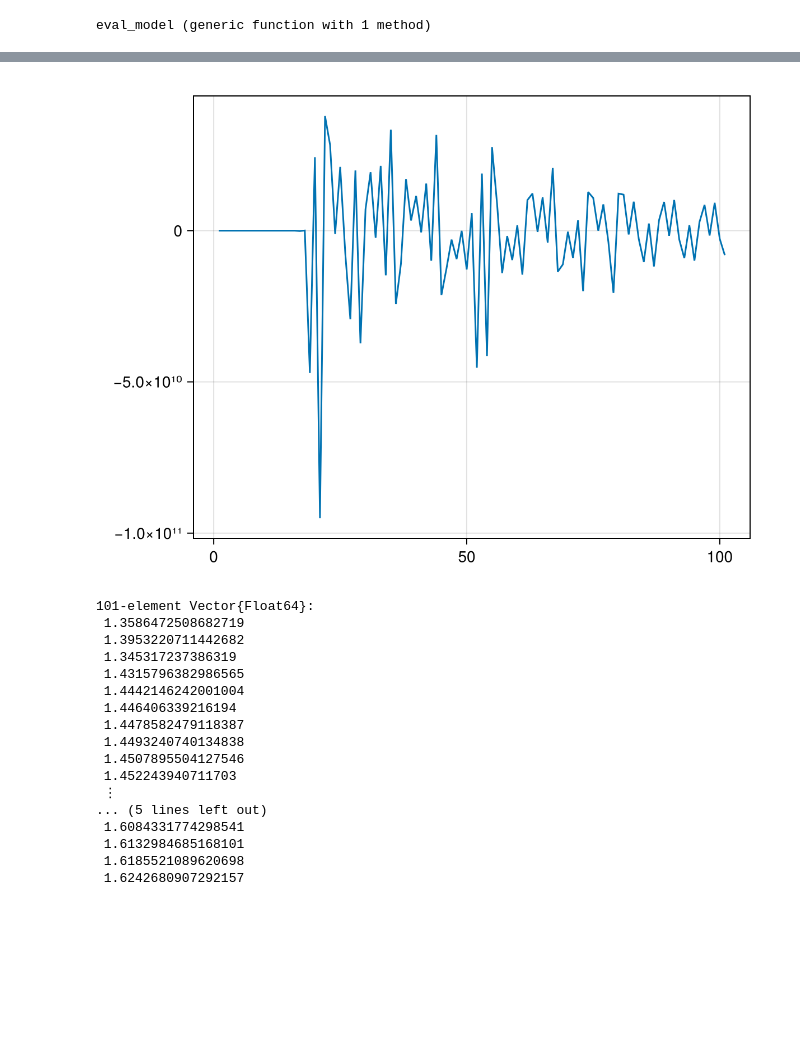
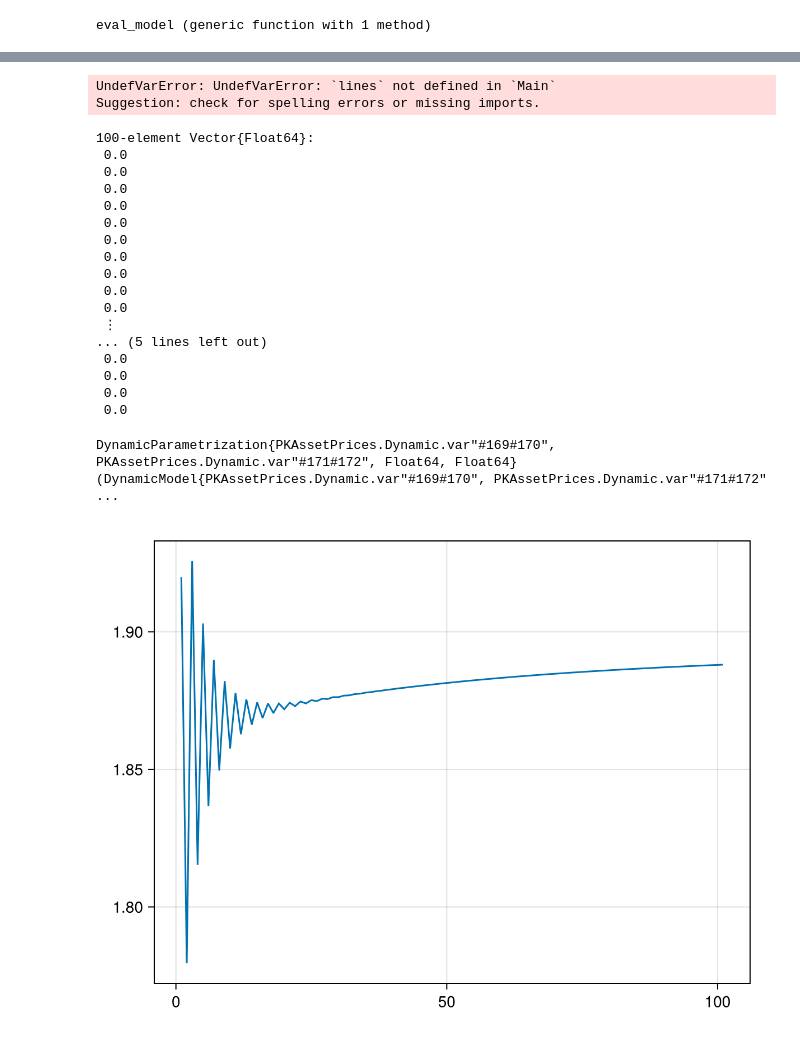
Before and after one commit to theplatters/PKAssetPrices, a Jupyter notebook: notebooks/DynamicModels.ipynb, the cells around one changed output, grey strips where cells are left out. Drawn from its saved outputs; the diff is of its cells as text; code cells hidden in the pictures; blank space fills up the shorter version.

```diff
--- a/notebooks/DynamicModels.ipynb
+++ b/notebooks/DynamicModels.ipynb
@@ -60,23 +60,7 @@ f
 # %% [output]
 [figure]
 # %%
-function eval_model(x, p)
-    model = deepcopy(p)
-    model.params[:c₀] = x[1]
-    model.params[:c₁] = x[2]
-    model.params[:i0] = x[3]
-    model.params[:i1] = x[4]
-    model.params[:i2] = x[5]
-    model.params[:s0] = x[6]
-    model.params[:s1] = x[7]
-    model.params[:s2] = x[8]
-    model.params[:γ] = x[9]
-    model.params[:α] = x[10]
-
-    sol = Dynamic.solve_model(model)
-
-    return sol
-end
+ eval_model(x, p) = Dynamic.update_params(p, x) |> Dynamic.solve_model
 # %% [output]
 eval_model (generic function with 1 method)
 # %%
@@ -96,24 +84,25 @@ x1 = [0.8463213035143698, 0.2550484113257094, 0.052025500689039134, 0.3184621806
 # %%
-lines(eval_model(x1,Dynamic.DynαQCr).paths[:r])
+lines(eval_model(x1,Dynamic.DynαQCr).paths[:Y])
 # %% [output]
-[figure, removed]
+UndefVarError: UndefVarError: `lines` not defined in `Main`
+Suggestion: check for spelling errors or missing imports.
 # %%
-eval_model(x1,Dynamic.DynαQCr).paths[:Y]
+eval_model(x1,Dynamic.DynαQCr).paths[:Y] |> diff
 # %% [output]
-101-element Vector{Float64}:
- 1.3586472508682719
- 1.3953220711442682
- 1.345317237386319
- 1.4315796382986565
- 1.4442146242001004
- 1.446406339216194
- 1.4478582479118387
- 1.4493240740134838
- 1.4507895504127546
- 1.452243940711703
+100-element Vector{Float64}:
+ 0.0
+ 0.0
+ 0.0
+ 0.0
+ 0.0
+ 0.0
+ 0.0
+ 0.0
+ 0.0
+ 0.0
  ⋮
 ... (5 lines left out)
- 1.6084331774298541
- 1.6132984685168101
- 1.6185521089620698
- 1.6242680907292157
+ 0.0
+ 0.0
+ 0.0
+ 0.0
@@ -121,0 +109,12 @@ using StatsBase
+# %%
+a = Dynamic.@scenario Dynamic.DynαQCr begin
+    i2 = 0.9
+    s1 = 0.9
+    s2 = 0.3
+end
+# %% [output]
+DynamicParametrization{PKAssetPrices.Dynamic.var"#169#170", PKAssetPrices.Dynamic.var"#171#172", Float64, Float64}(DynamicModel{PKAssetPrices.Dynamic.var"#169#170", PKAssetPrices.Dynamic.var"#171#172" ...
+# %%
+lines(solve_model(a).paths[:P])
+# %% [output]
+[figure, added]
```
Also changed, not shown: parts of 5 cells of this notebook, 6 other files.
